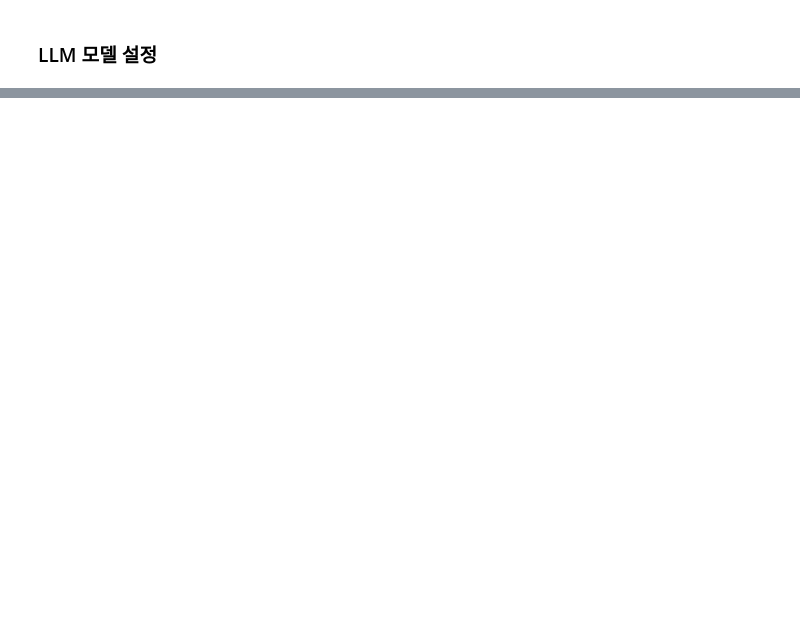
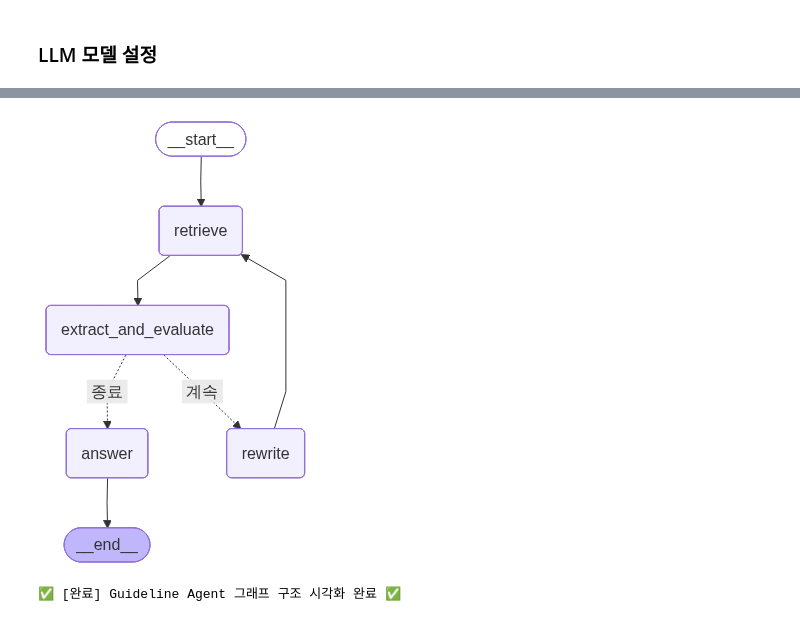
Before and after one commit to CSmart-AI/CSmart-LangGraph, a Jupyter notebook: CSmart_LangGrpah.ipynb, the cells around one changed output, grey strips where cells are left out. Saved outputs shown, nothing was run; the diff lists cells and outputs as text; code cells hidden in the pictures; blank space fills up the shorter version.

Commit message:
### GuidelineDB 검색 기반 RAG 에이전트

```diff
--- a/CSmart_LangGrpah.ipynb
+++ b/CSmart_LangGrpah.ipynb
@@ -217,7 +282,7 @@ def web_search(query: str) -> List[Document]:
 # 6. 테스트 실행
 # --------------------------
 if __name__ == "__main__":
-    query = "다변수미적분 진도는 언제 시작해야 하나요?"
+    query = "중앙대학교 이과 편입은 어떤 과목을 준비해야 하나요?"
     results = guideline_search.invoke(query)
 
     print("\n=== 검색 결과 ===")
@@ -279,0 +371,13 @@ AIMessage(content='', additional_kwargs={'function_call': {'name': 'guideline_se
+# %%
+# 벡터 검색과 웹 검색이 모두 필요한 경우
+query = "다변수 미적분 진도는 언제부터 나가고 현재 2026대비 기출문제집 구매할 수 있나요?"
+ai_msg = llm_with_tools.invoke(query)
+
+pprint(ai_msg)
+print("-" * 100)
+
+pprint(ai_msg.content)
+print("-" * 100)
+
+pprint(ai_msg.tool_calls)
+print("-" * 100)
@@ -279,0 +663,49 @@ AIMessage(content='', additional_kwargs={'function_call': {'name': 'guideline_se
+# %%
+from langgraph.graph import StateGraph, START, END
+from IPython.display import Image, display
+
+# ======================================
+# 🎯 Guideline Search Graph 구성
+# ======================================
+
+# 그래프 생성
+workflow = StateGraph(GuidelineRagState)
+
+# 노드 추가
+workflow.add_node("retrieve", retrieve_guideline_docs)         # 1단계: DB 검색
+workflow.add_node("extract_and_evaluate", extract_guideline_info)           # 2단계: 정보 추출 및 평가
+workflow.add_node("rewrite", rewrite_guideline_query)          # 3단계: 쿼리 재작성
+workflow.add_node("answer", generate_guideline_answer)         # 4단계: 최종 답변 생성
+
+# 엣지 추가
+workflow.add_edge(START, "retrieve")
+workflow.add_edge("retrieve", "extract_and_evaluate")
+
+# 조건부 엣지 추가
+workflow.add_conditional_edges(
+    "extract_and_evaluate",
+    should_continue_guideline,  # 판단 로직
+    {
+        "계속": "rewrite",      # 정보 부족 시 → 쿼리 재작성으로 이동
+        "종료": "answer"        # 충분한 정보 확보 시 → 최종 답변 생성으로 이동
+    }
+)
+
+# 재작성 후 다시 검색으로
+workflow.add_edge("rewrite", "retrieve")
+
+# 최종 답변 후 종료
+workflow.add_edge("answer", END)
+
+# 그래프 컴파일
+guideline_agent = workflow.compile()
+
+# ======================================
+# 🧭 그래프 시각화
+# ======================================
+display(Image(guideline_agent.get_graph().draw_mermaid_png()))
+
+print("\n✅ [완료] Guideline Agent 그래프 구조 시각화 완료 ✅")
+# %% [output]
+[figure, added]
+✅ [완료] Guideline Agent 그래프 구조 시각화 완료 ✅
```
Also changed, not shown: parts of 8 cells of this notebook, 12 other files.
